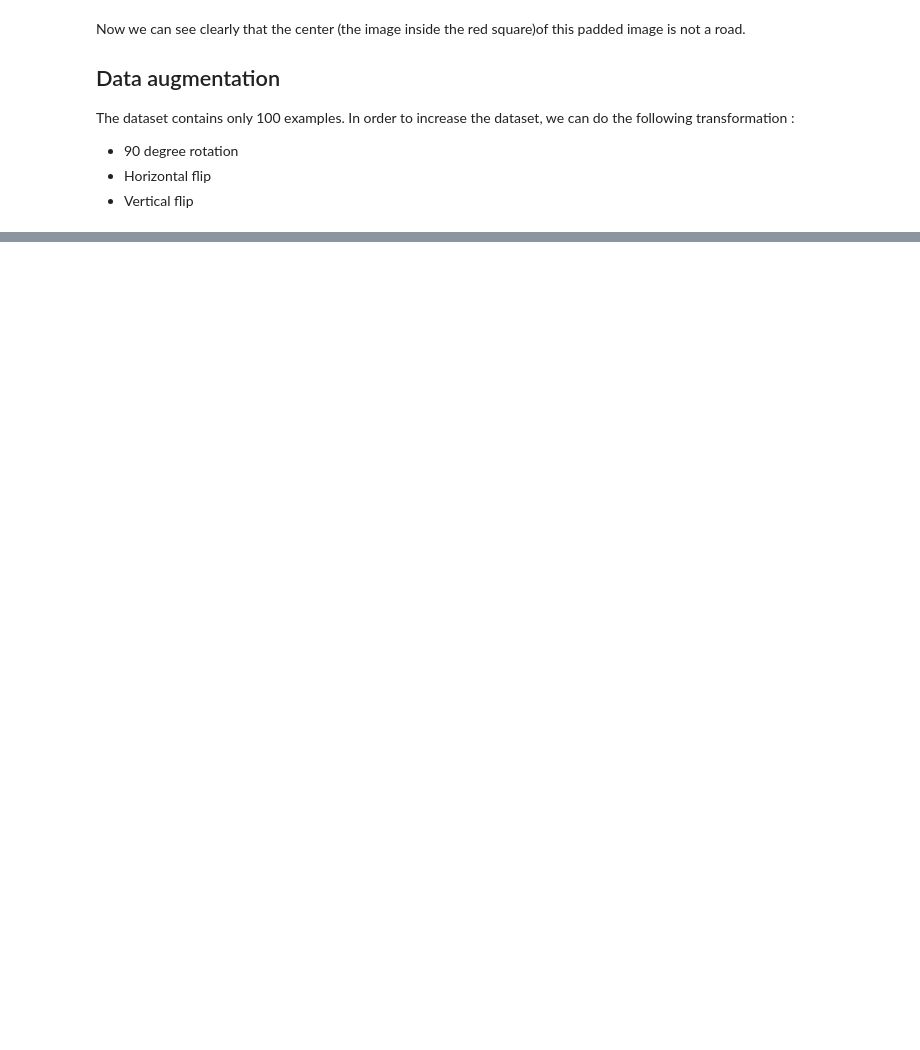
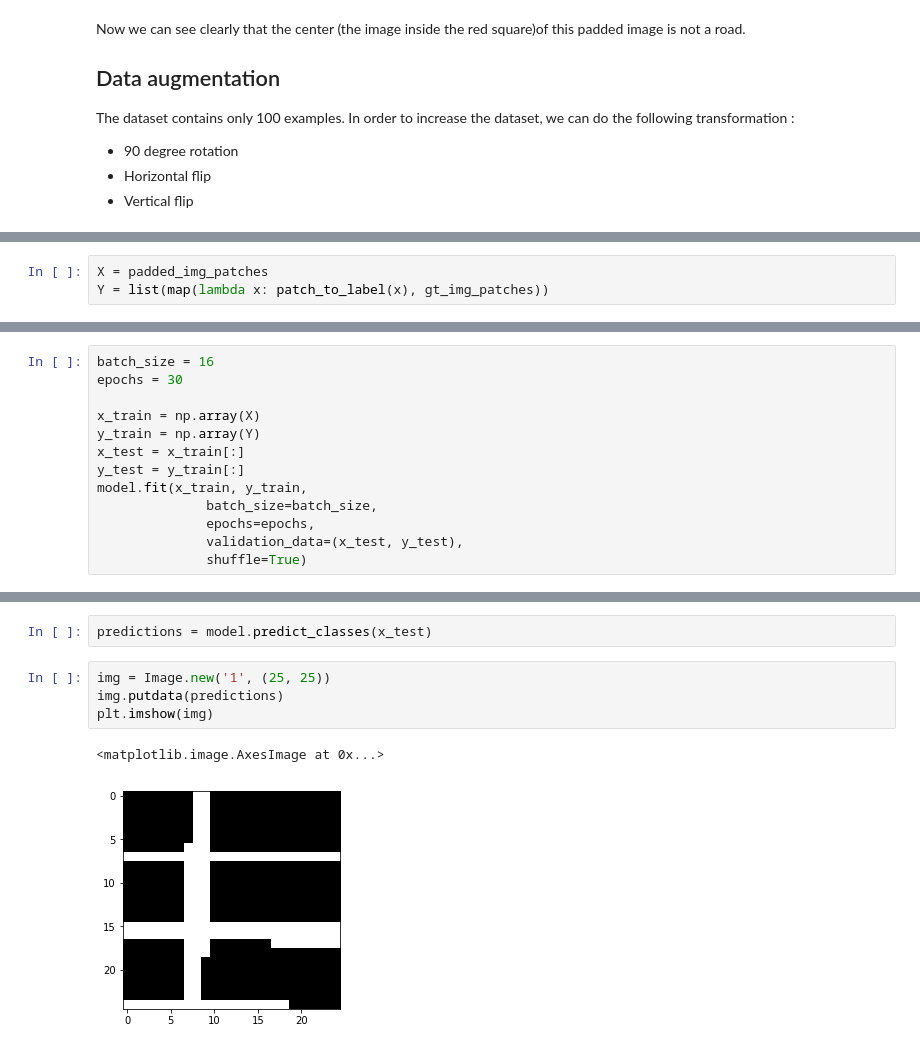
Before and after one commit to Coac/epfl-ml-projects, a Jupyter notebook: epfl-ml-project2/Victor.ipynb, the cells around one changed output, grey strips where cells are left out. Saved outputs shown, nothing was run; the diff lists cells and outputs as text; blank space fills up the shorter version.

Commit message:
Keras prediction

```diff
--- a/epfl-ml-project2/Victor.ipynb
+++ b/epfl-ml-project2/Victor.ipynb
@@ -194,0 +206,3 @@ plt.show()
+# %%
+X = padded_img_patches
+Y = list(map(lambda x: patch_to_label(x), gt_img_patches))
@@ -194,0 +240,13 @@ plt.show()
+# %%
+batch_size = 16
+epochs = 30
+
+x_train = np.array(X)
+y_train = np.array(Y)
+x_test = x_train[:]
+y_test = y_train[:]
+model.fit(x_train, y_train,
+              batch_size=batch_size,
+              epochs=epochs,
+              validation_data=(x_test, y_test),
+              shuffle=True)
@@ -194,0 +272,9 @@ plt.show()
+# %%
+predictions = model.predict_classes(x_test)
+# %%
+img = Image.new('1', (25, 25))
+img.putdata(predictions)
+plt.imshow(img)
+# %% [output]
+<matplotlib.image.AxesImage at 0x...>
+[figure, added]
```
Also changed, not shown: parts of 10 cells of this notebook.
